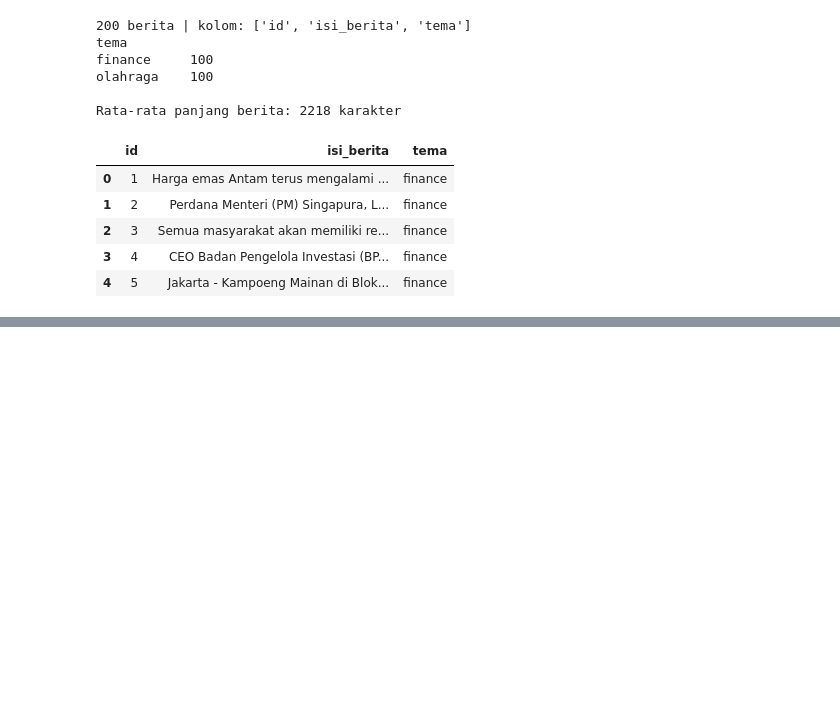
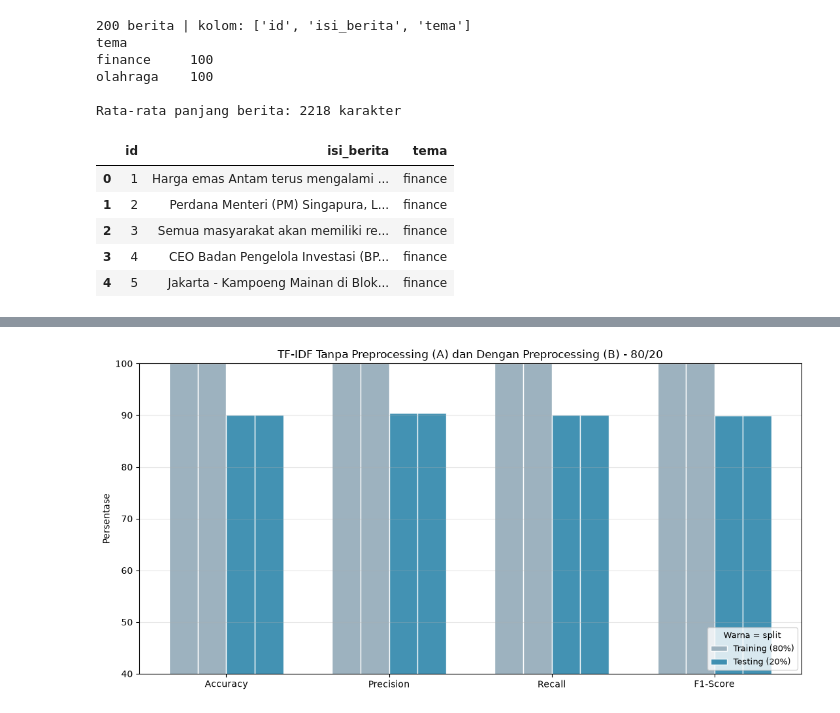
Before and after one commit to Abidayyasy/PPW, a Jupyter notebook: tugas4.ipynb, the cells around one changed output, grey strips where cells are left out. Cells and saved outputs as stored; diff of their text form; code cells hidden in the pictures; blank space fills up the shorter version.

```diff
--- a/tugas4.ipynb
+++ b/tugas4.ipynb
@@ -433,0 +1119,31 @@ Konsistensi antar lipatan:
+# %%
+fig, ax = plt.subplots(figsize=(11, 5.5))
+x = np.arange(len(METRIK))
+lebar = 0.35
+warna = {"Training (80%)": "#9DB2BF", "Testing (20%)": "#2E86AB"}
+
+for i, (data, sumber) in enumerate([("Training (80%)", latih_t), ("Testing (20%)", uji_t)]):
+    for j, proses in enumerate(sumber.index):
+        nilai = [sumber.loc[proses, m] * 100 for m in METRIK]
+        geser = (i - 0.5) * lebar + (j - 0.5) * lebar / 2
+        ax.bar(x + geser, nilai, lebar / 2, label=data, color=warna[data],
+               edgecolor="white", alpha=0.9 + 0.1 * (i == 0))
+
+ax.set_xticks(x)
+ax.set_xticklabels(METRIK)
+ax.set_ylabel("Persentase")
+ax.set_ylim(40, 100)
+ax.set_title("TF-IDF Tanpa Preprocessing (A) dan Dengan Preprocessing (B) - 80/20")
+ax.grid(axis="y", alpha=0.3)
+
+# label batang memakai nama split, bukan nama proses, supaya kunci lookup legenda
+# benar-benar ditemukan dan legendarinya tidak kosong
+handles, nama_legenda = ax.get_legend_handles_labels()
+unik = dict(zip(nama_legenda, handles))
+urut = ["Training (80%)", "Testing (20%)"]
+ax.legend([unik[k] for k in urut if k in unik], urut, loc="lower right",
+          title="Warna = split", fontsize=9, title_fontsize=9)
+plt.tight_layout()
+plt.show()
+# %% [output]
+[figure, added]
```
Also changed, not shown: parts of 57 cells of this notebook, 7 other files.
